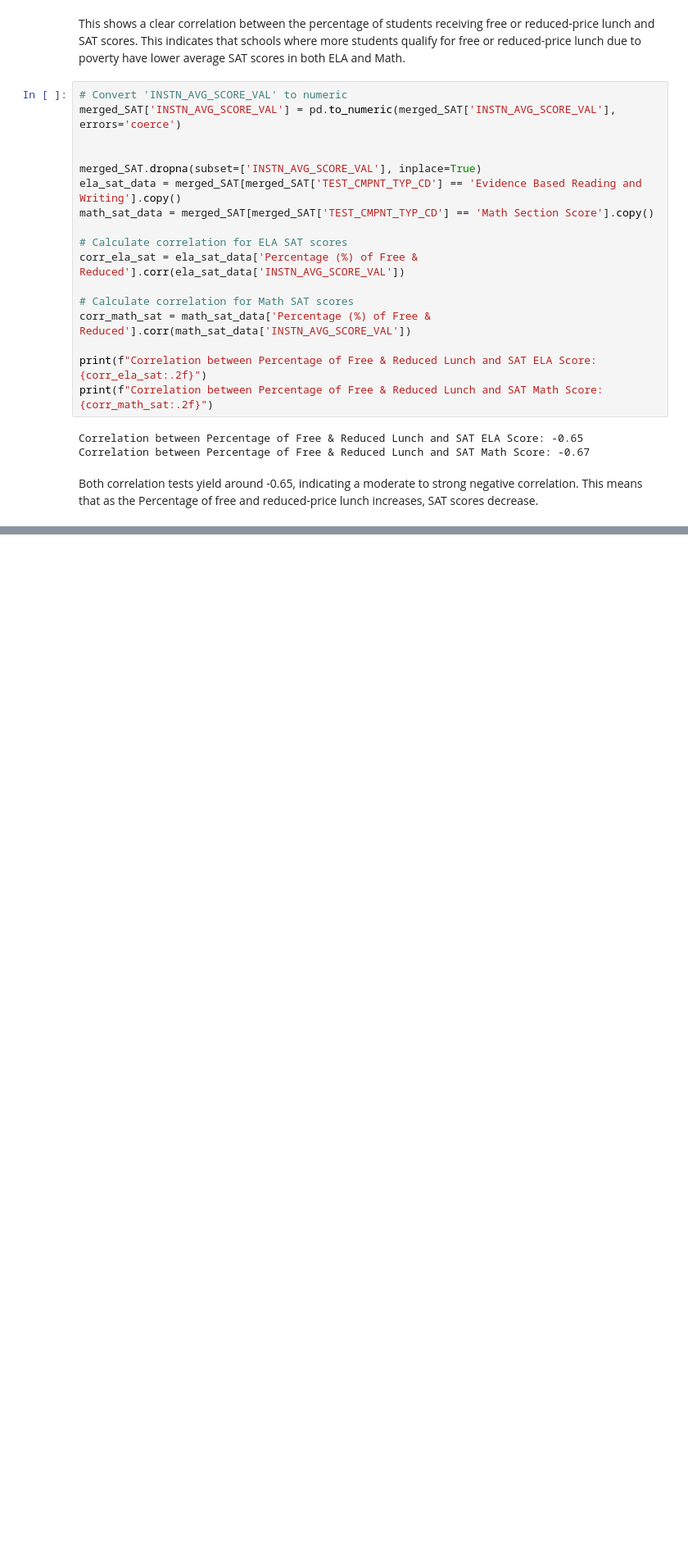
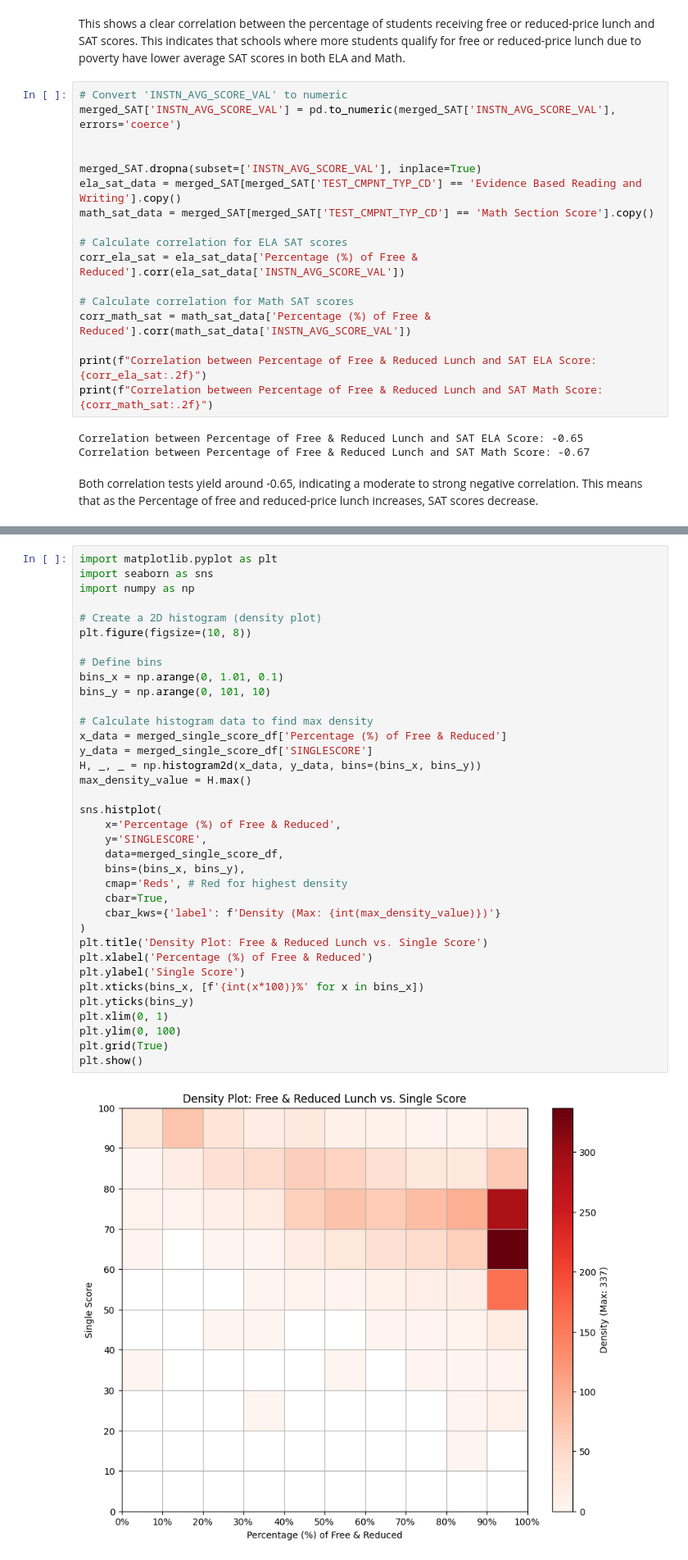
Before and after one commit to GGC-DSA/SatisfeedSchoolsDSA, a Jupyter notebook: docs-Spr2026/Food_Delivery_2026.ipynb, the cells around one changed output, grey strips where cells are left out. Shown at 82% size. Cells and saved outputs as stored; diff of their text form; blank space fills up the shorter version.

```diff
--- a/docs-Spr2026/Food_Delivery_2026.ipynb
+++ b/docs-Spr2026/Food_Delivery_2026.ipynb
@@ -973,0 +1137,38 @@ Both correlation tests yield around -0.65, indicating a moderate to strong negat
+# %%
+import matplotlib.pyplot as plt
+import seaborn as sns
+import numpy as np
+
+# Create a 2D histogram (density plot)
+plt.figure(figsize=(10, 8))
+
+# Define bins
+bins_x = np.arange(0, 1.01, 0.1)
+bins_y = np.arange(0, 101, 10)
+
+# Calculate histogram data to find max density
+x_data = merged_single_score_df['Percentage (%) of Free & Reduced']
+y_data = merged_single_score_df['SINGLESCORE']
+H, _, _ = np.histogram2d(x_data, y_data, bins=(bins_x, bins_y))
+max_density_value = H.max()
+
+sns.histplot(
+    x='Percentage (%) of Free & Reduced',
+    y='SINGLESCORE',
+    data=merged_single_score_df,
+    bins=(bins_x, bins_y),
+    cmap='Reds', # Red for highest density
+    cbar=True,
+    cbar_kws={'label': f'Density (Max: {int(max_density_value)})'}
+)
+plt.title('Density Plot: Free & Reduced Lunch vs. Single Score')
+plt.xlabel('Percentage (%) of Free & Reduced')
+plt.ylabel('Single Score')
+plt.xticks(bins_x, [f'{int(x*100)}%' for x in bins_x])
+plt.yticks(bins_y)
+plt.xlim(0, 1)
+plt.ylim(0, 100)
+plt.grid(True)
+plt.show()
+# %% [output]
+[figure, added]
```
Also changed, not shown: parts of 19 cells of this notebook.
